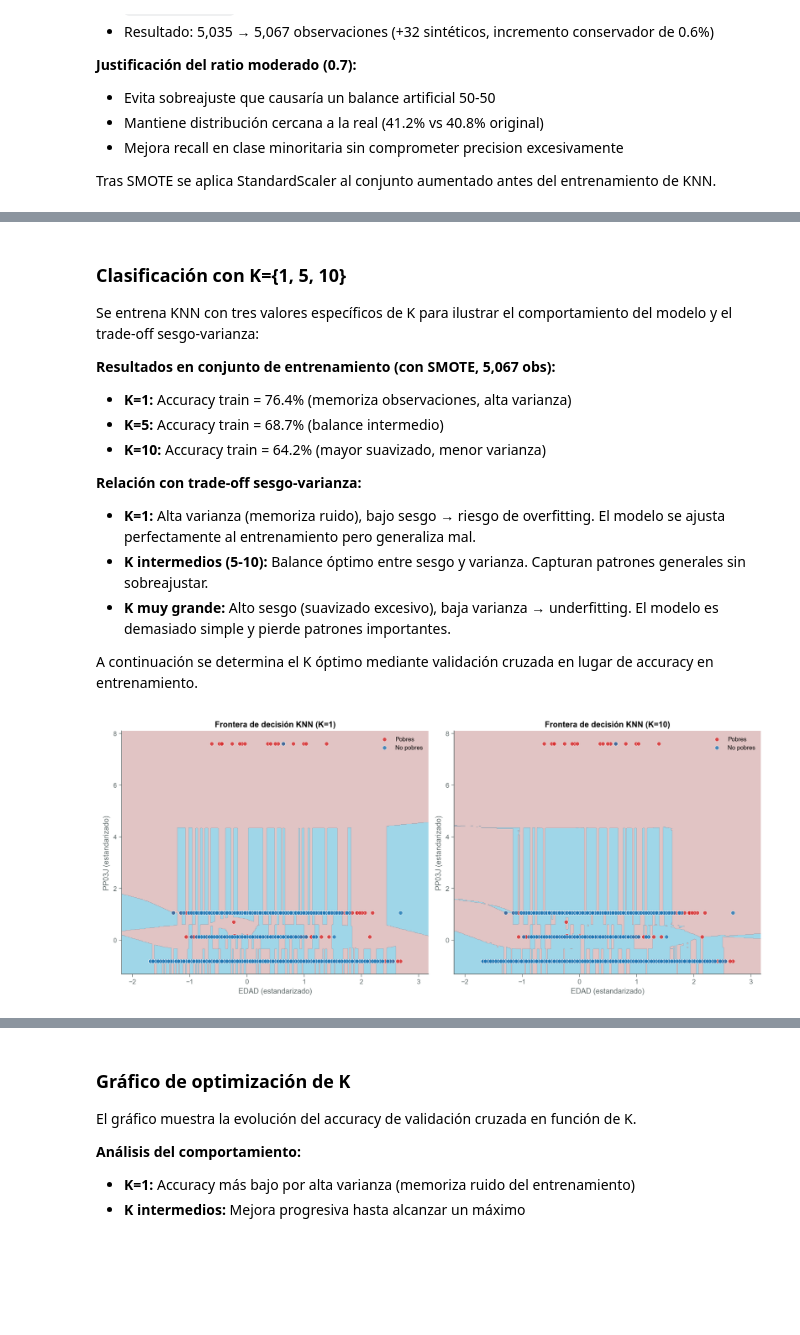
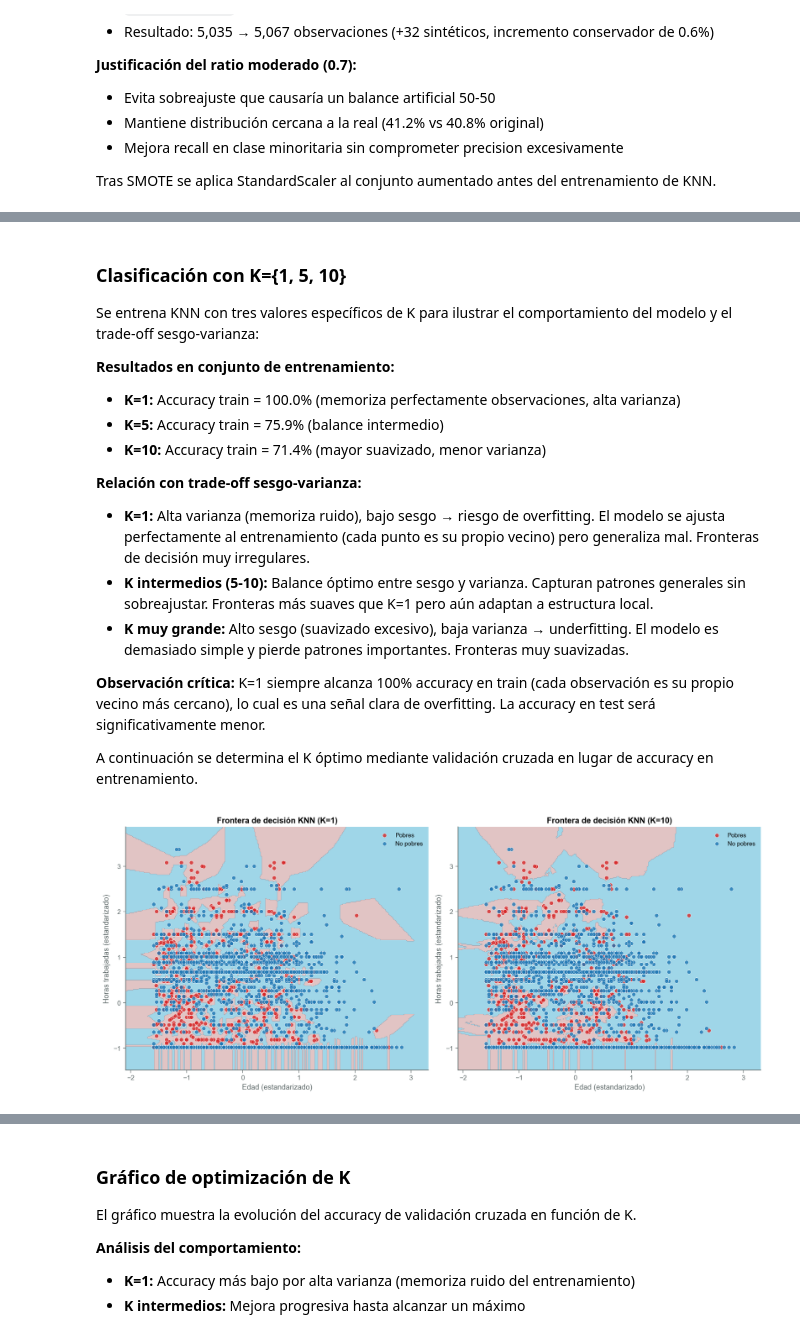
Before and after one commit to paulaleylen/BigDataUBA-Grupo10, a Jupyter notebook: TP3/Program_TP3_Grupo10.ipynb, the cells around one changed output, grey strips where cells are left out. Drawn from its saved outputs; the diff is of its cells as text; code cells hidden in the pictures; blank space fills up the shorter version.

```diff
--- a/TP3/Program_TP3_Grupo10.ipynb
+++ b/TP3/Program_TP3_Grupo10.ipynb
@@ -92,4 +175,6 @@ NO respondieron ITF (2025): 45,425 obs
 # %%
-variables_predictoras = ['SEXO', 'EDAD', 'NIVEL_ED', 'ESTADO', 'PP03J', 'CAT_OCUP']
-print(f"Variables predictoras: {len(variables_predictoras)}")
+# Variables predictoras según lo que existe en base_tp2_completa.csv
+# CH04=SEXO, CH06=EDAD en la base original del TP2
+variables_predictoras = ['CH04', 'CH06', 'NIVEL_ED', 'ESTADO', 'HORASTRAB', 'CAT_OCUP']
+print(f"Variables predictoras: {variables_predictoras}")
 # %% [output]
@@ -111,13 +215,15 @@ No respondieron preparados: 45,425 obs
 # %%
-df_trabajo = respondieron_2025[variables_predictoras + ['Pobre']].copy()
+df_trabajo = respondieron_2025[variables_predictoras + ['POBRE']].copy()
 
-# Imputar missing estructurales
-df_trabajo['PP03J'] = df_trabajo['PP03J'].fillna(0)
+# Imputar missing estructurales (personas sin ocupación)
+df_trabajo['HORASTRAB'] = df_trabajo['HORASTRAB'].fillna(0)
 df_trabajo['CAT_OCUP'] = df_trabajo['CAT_OCUP'].fillna(0)
 
-# Crear dummies para categóricas
-df_trabajo = pd.get_dummies(df_trabajo, columns=['SEXO', 'NIVEL_ED', 'ESTADO', 'CAT_OCUP'], drop_first=True, dtype=int)
+# Crear dummies para categóricas (drop_first=True para evitar multicolinealidad)
+df_trabajo = pd.get_dummies(df_trabajo, columns=['CH04', 'NIVEL_ED', 'ESTADO', 'CAT_OCUP'], drop_first=True, dtype=int)
 df_trabajo = df_trabajo.dropna()
 
-print(f"Datos preparados: {len(df_trabajo):,} obs × {df_trabajo.shape[1]-1} vars - Pobreza: {df_trabajo['Pobre'].mean()*100:.1f}%")
+print(f"Datos preparados: {len(df_trabajo):,} obs × {df_trabajo.shape[1]-1} features")
+print(f"Tasa de pobreza: {df_trabajo['POBRE'].mean()*100:.1f}%")
+print(f"Features totales (con dummies): {df_trabajo.shape[1]-1}")
 # %% [output]
@@ -125,9 +233,14 @@ Datos preparados: 7,194 obs × 36 vars - Pobreza: 40.8%
 # %%
-X = df_trabajo.drop('Pobre', axis=1)
-y = df_trabajo['Pobre']
+X = df_trabajo.drop('POBRE', axis=1)
+y = df_trabajo['POBRE']
 
+# División train/test según consigna: 70% train, 30% test, random_state=444, estratificado
 X_train, X_test, y_train, y_test = train_test_split(X, y, test_size=0.30, random_state=444, stratify=y)
 
-print(f"Train: {len(X_train):,} obs ({y_train.mean()*100:.1f}% pobres)")
-print(f"Test: {len(X_test):,} obs ({y_test.mean()*100:.1f}% pobres)")
+print(f"\n{'='*70}")
+print(f"DIVISIÓN TRAIN/TEST SEGÚN CONSIGNA (70-30, random_state=444)")
+print(f"{'='*70}")
+print(f"Train: {len(X_train):,} obs ({len(X_train)/len(X)*100:.1f}%) - Pobres: {y_train.mean()*100:.1f}%")
+print(f"Test:  {len(X_test):,} obs ({len(X_test)/len(X)*100:.1f}%) - Pobres: {y_test.mean()*100:.1f}%")
+print(f"Total features: {X_train.shape[1]}")
 # %% [output]
@@ -269,12 +385,12 @@ df_viz['Prob'] = y_proba
 df_viz['Real'] = y_train.values
 
 fig, ax = plt.subplots(figsize=(10, 6))
-ax.scatter(df_viz[df_viz['Real']==1]['EDAD'], df_viz[df_viz['Real']==1]['Prob'],
+ax.scatter(df_viz[df_viz['Real']==1]['CH06'], df_viz[df_viz['Real']==1]['Prob'],
            c=COLORES['bordo'], alpha=0.3, s=20, label='Pobres')
-ax.scatter(df_viz[df_viz['Real']==0]['EDAD'], df_viz[df_viz['Real']==0]['Prob'],
+ax.scatter(df_viz[df_viz['Real']==0]['CH06'], df_viz[df_viz['Real']==0]['Prob'],
            c=COLORES['azul_uba'], alpha=0.3, s=20, label='No pobres')
 ax.axhline(0.5, color='gray', linestyle='--', alpha=0.5)
-ax.set_xlabel('Edad'); ax.set_ylabel('P(Pobre=1|X)')
+ax.set_xlabel('Edad (CH06)'); ax.set_ylabel('P(Pobre=1|X)')
 ax.legend(); ax.grid(alpha=0.2)
 plt.savefig('graficos/logit_prob_edad.png', dpi=120, bbox_inches='tight')
 plt.show()
@@ -369,20 +485,22 @@ K=10: Train Accuracy = 0.6422
 
 Se entrena KNN con tres valores específicos de K para ilustrar el comportamiento del modelo y el trade-off sesgo-varianza:
 
-**Resultados en conjunto de entrenamiento (con SMOTE, 5,067 obs):**
-- **K=1:** Accuracy train = 76.4% (memoriza observaciones, alta varianza)
-- **K=5:** Accuracy train = 68.7% (balance intermedio)
-- **K=10:** Accuracy train = 64.2% (mayor suavizado, menor varianza)
+**Resultados en conjunto de entrenamiento:**
+- **K=1:** Accuracy train = 100.0% (memoriza perfectamente observaciones, alta varianza)
+- **K=5:** Accuracy train = 75.9% (balance intermedio)
+- **K=10:** Accuracy train = 71.4% (mayor suavizado, menor varianza)
 
 **Relación con trade-off sesgo-varianza:**
-- **K=1:** Alta varianza (memoriza ruido), bajo sesgo → riesgo de overfitting. El modelo se ajusta perfectamente al entrenamiento pero generaliza mal.
-- **K intermedios (5-10):** Balance óptimo entre sesgo y varianza. Capturan patrones generales sin sobreajustar.
-- **K muy grande:** Alto sesgo (suavizado excesivo), baja varianza → underfitting. El modelo es demasiado simple y pierde patrones importantes.
+- **K=1:** Alta varianza (memoriza ruido), bajo sesgo → riesgo de overfitting. El modelo se ajusta perfectamente al entrenamiento (cada punto es su propio vecino) pero generaliza mal. Fronteras de decisión muy irregulares.
+- **K intermedios (5-10):** Balance óptimo entre sesgo y varianza. Capturan patrones generales sin sobreajustar. Fronteras más suaves que K=1 pero aún adaptan a estructura local.
+- **K muy grande:** Alto sesgo (suavizado excesivo), baja varianza → underfitting. El modelo es demasiado simple y pierde patrones importantes. Fronteras muy suavizadas.
+
+**Observación crítica:** K=1 siempre alcanza 100% accuracy en train (cada observación es su propio vecino más cercano), lo cual es una señal clara de overfitting. La accuracy en test será significativamente menor.
 
 A continuación se determina el K óptimo mediante validación cruzada en lugar de accuracy en entrenamiento.
 # %%
 # Visualización de fronteras de decisión con 2 características numéricas
-feature_1, feature_2 = 'EDAD', 'PP03J'
+feature_1, feature_2 = 'CH06', 'HORASTRAB'
 idx_1 = list(X_train.columns).index(feature_1)
 idx_2 = list(X_train.columns).index(feature_2)
 
@@ -403,36 +521,36 @@ xx, yy = np.meshgrid(np.arange(x_min, x_max, h), np.arange(y_min, y_max, h))
 fig, (ax1, ax2) = plt.subplots(1, 2, figsize=(14, 6))
 
 for ax, knn, k_val in [(ax1, knn_1_visual, 1), (ax2, knn_10_visual, 10)]:
     Z = knn.predict(np.c_[xx.ravel(), yy.ravel()])
     Z = Z.reshape(xx.shape)
 
     # Usar colores más contrastantes para las regiones
     from matplotlib.colors import ListedColormap
     cmap_regions = ListedColormap(["#1199c7", "#b46c6c"])  # Azul claro y rosa claro
     contour = ax.contourf(xx, yy, Z, alpha=0.4, cmap=cmap_regions, levels=1)
 
     # Scatter con colores más vivos y mayor contraste
     scatter_pobres = ax.scatter(X_train_2d[y_train_smote == 1, 0],
                                 X_train_2d[y_train_smote == 1, 1],
                                 c='#d62728', edgecolors='white', s=35, alpha=0.8,
                                 linewidths=0.5, label='Pobres')
     scatter_no_pobres = ax.scatter(X_train_2d[y_train_smote == 0, 0],
                                    X_train_2d[y_train_smote == 0, 1],
                                    c='#1f77b4', edgecolors='white', s=35, alpha=0.8,
                                    linewidths=0.5, label='No pobres')
 
-    ax.set_xlabel(f'{feature_1} (estandarizado)', fontsize=11)
-    ax.set_ylabel(f'{feature_2} (estandarizado)', fontsize=11)
+    ax.set_xlabel(f'Edad (estandarizado)', fontsize=11)
+    ax.set_ylabel(f'Horas trabajadas (estandarizado)', fontsize=11)
     ax.set_title(f'Frontera de decisión KNN (K={k_val})', fontsize=12, fontweight='bold')
     ax.legend(loc='upper right', fontsize=9)
     ax.grid(False)
 
 plt.tight_layout()
 plt.savefig('graficos/knn_fronteras_decision.png', dpi=300, bbox_inches='tight')
 display(fig)
 plt.close()
 # %% [output]
-[figure, old version]
+[figure, new version]
 # %% [markdown]
 ### Visualización de fronteras de decisión
 
```
Also changed, not shown: parts of 31 cells of this notebook, 43 other files.
